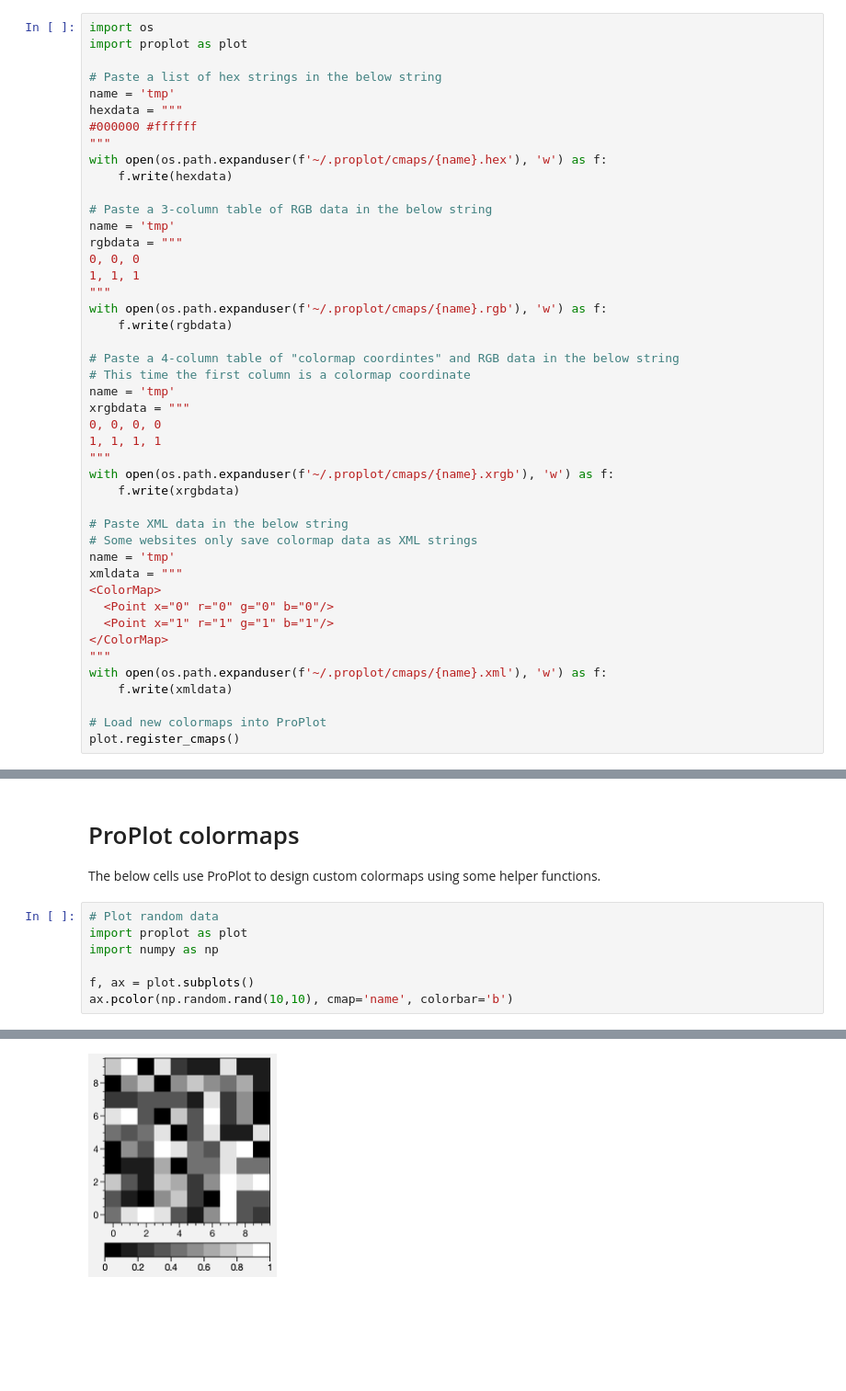
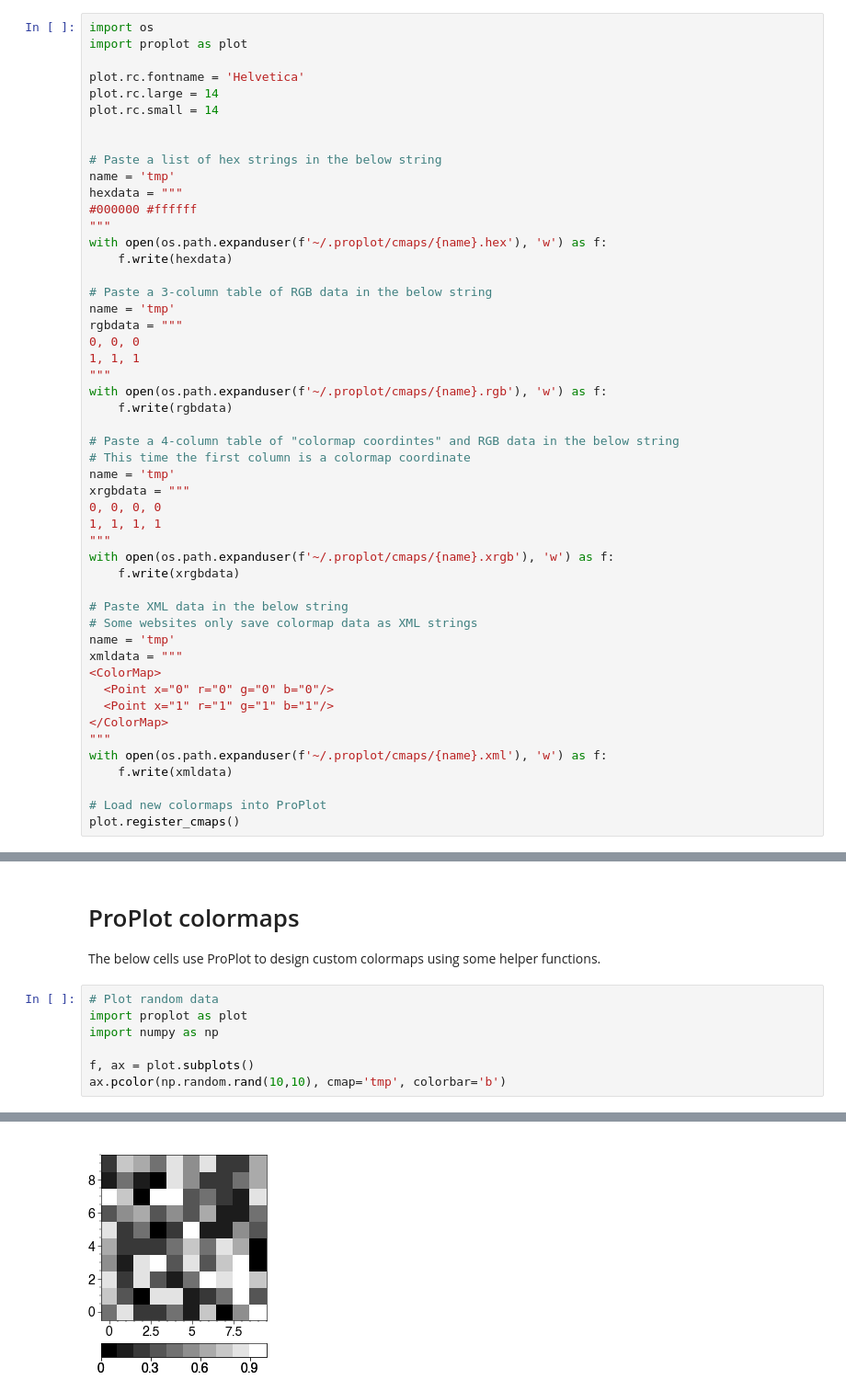
Before and after one commit to bradyrx/climate_in_color, a Jupyter notebook: notebooks/build_your_own_colormaps.ipynb, the cells around one changed output, grey strips where cells are left out. Shown: that part at 92% size. Drawn from its saved outputs; the diff is of its cells as text; blank space fills up the shorter version.

```diff
--- a/notebooks/build_your_own_colormaps.ipynb
+++ b/notebooks/build_your_own_colormaps.ipynb
@@ -22,6 +22,11 @@ The below cell uses ProPlot to [register colormaps](https://proplot.readthedocs.
 # %%
 import os
 import proplot as plot
+
+plot.rc.fontname = 'Helvetica'
+plot.rc.large = 14
+plot.rc.small = 14
+
 
 # Paste a list of hex strings in the below string
 name = 'tmp'
@@ -76,10 +81,10 @@ The below cells use ProPlot to design custom colormaps using some helper functio
 # %%
 # Plot random data
 import proplot as plot
 import numpy as np
 
 f, ax = plot.subplots()
-ax.pcolor(np.random.rand(10,10), cmap='name', colorbar='b')
+ax.pcolor(np.random.rand(10,10), cmap='tmp', colorbar='b')
 # %% [output]
 <matplotlib.collections.PolyCollection at 0x...>
-[figure, old version]
+[figure, new version]
```
Also changed, not shown: parts of 18 cells of this notebook.
